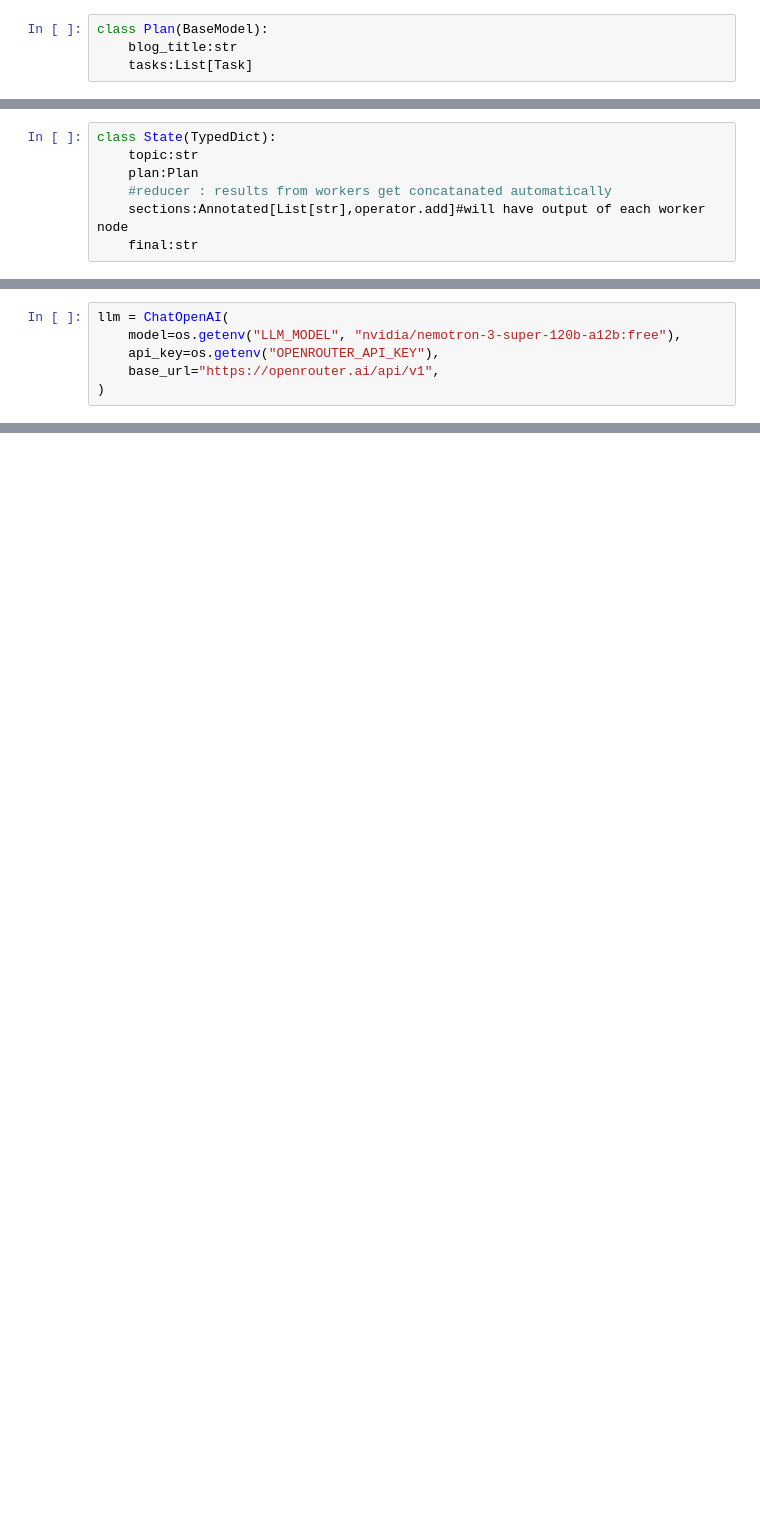
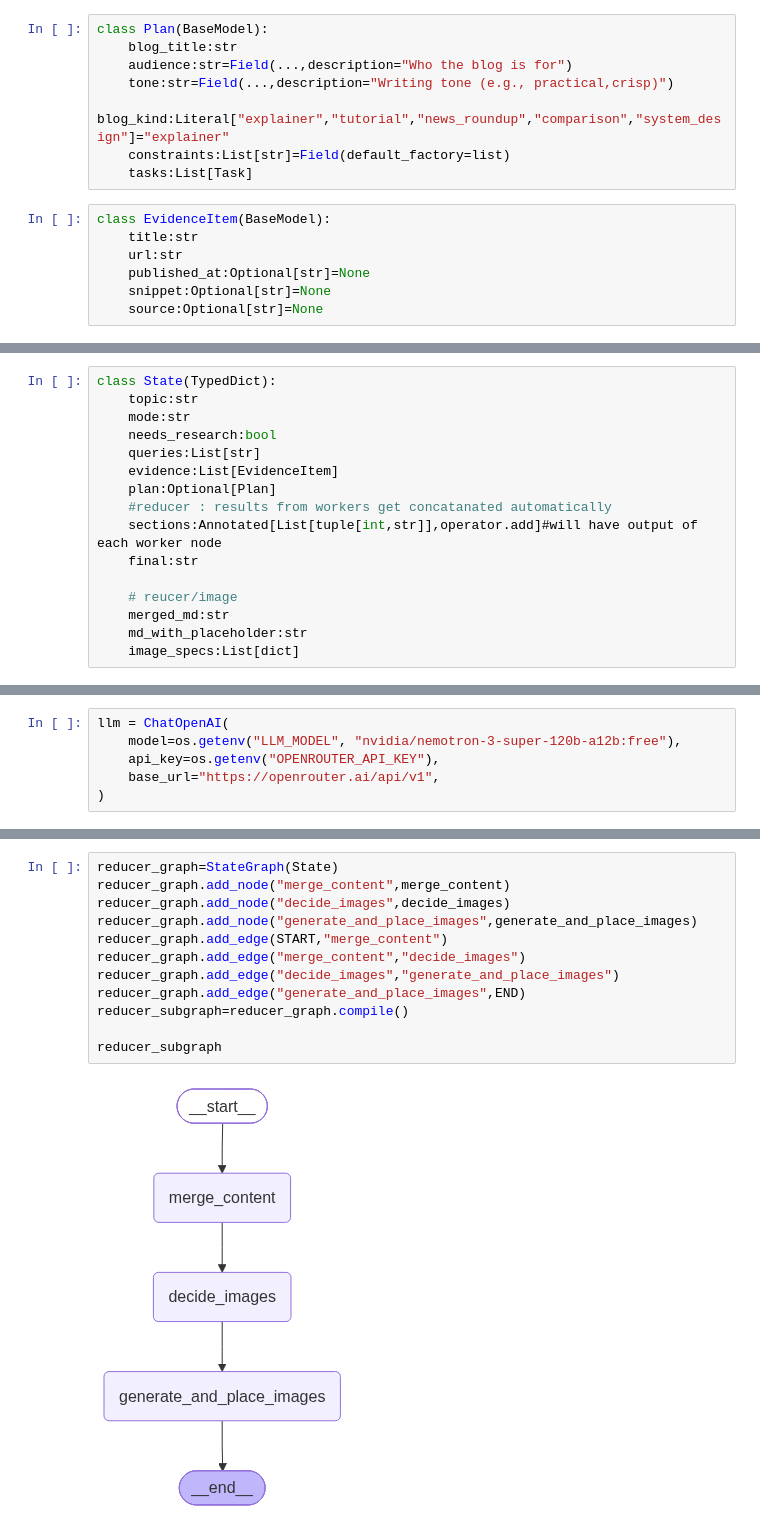
Before and after one commit to ishita531/blog-agent, a Jupyter notebook: blog_basic.ipynb, the cells around one changed output, grey strips where cells are left out. Saved outputs shown, nothing was run; the diff lists cells and outputs as text; blank space fills up the shorter version.

```diff
--- a/blog_basic.ipynb
+++ b/blog_basic.ipynb
@@ -23,4 +49,15 @@ C:\Users\ishita\AppData\Local\Temp\ipykernel_23596\2555383195.py:4: PydanticDepr
 # %%
 class Plan(BaseModel):
     blog_title:str
+    audience:str=Field(...,description="Who the blog is for")
+    tone:str=Field(...,description="Writing tone (e.g., practical,crisp)")
+    blog_kind:Literal["explainer","tutorial","news_roundup","comparison","system_design"]="explainer"
+    constraints:List[str]=Field(default_factory=list)
     tasks:List[Task]
+# %%
+class EvidenceItem(BaseModel):
+    title:str
+    url:str
+    published_at:Optional[str]=None
+    snippet:Optional[str]=None
+    source:Optional[str]=None
@@ -27,7 +72,16 @@ class Plan(BaseModel):
 # %%
 class State(TypedDict):
     topic:str
-    plan:Plan
+    mode:str
+    needs_research:bool
+    queries:List[str]
+    evidence:List[EvidenceItem]
+    plan:Optional[Plan]
     #reducer : results from workers get concatanated automatically
-    sections:Annotated[List[str],operator.add]#will have output of each worker node
+    sections:Annotated[List[tuple[int,str]],operator.add]#will have output of each worker node
     final:str
+
+    # reucer/image
+    merged_md:str
+    md_with_placeholder:str
+    image_specs:List[dict]
@@ -108,2 +479,16 @@ def reducer(state:State) -> dict:
+# %%
+reducer_graph=StateGraph(State)
+reducer_graph.add_node("merge_content",merge_content)
+reducer_graph.add_node("decide_images",decide_images)
+reducer_graph.add_node("generate_and_place_images",generate_and_place_images)
+reducer_graph.add_edge(START,"merge_content")
+reducer_graph.add_edge("merge_content","decide_images")
+reducer_graph.add_edge("decide_images","generate_and_place_images")
+reducer_graph.add_edge("generate_and_place_images",END)
+reducer_subgraph=reducer_graph.compile()
+
+reducer_subgraph
+# %% [output]
+[figure, added]
 # %%
 g=StateGraph(State)
```
Also changed, not shown: parts of 22 cells of this notebook.
